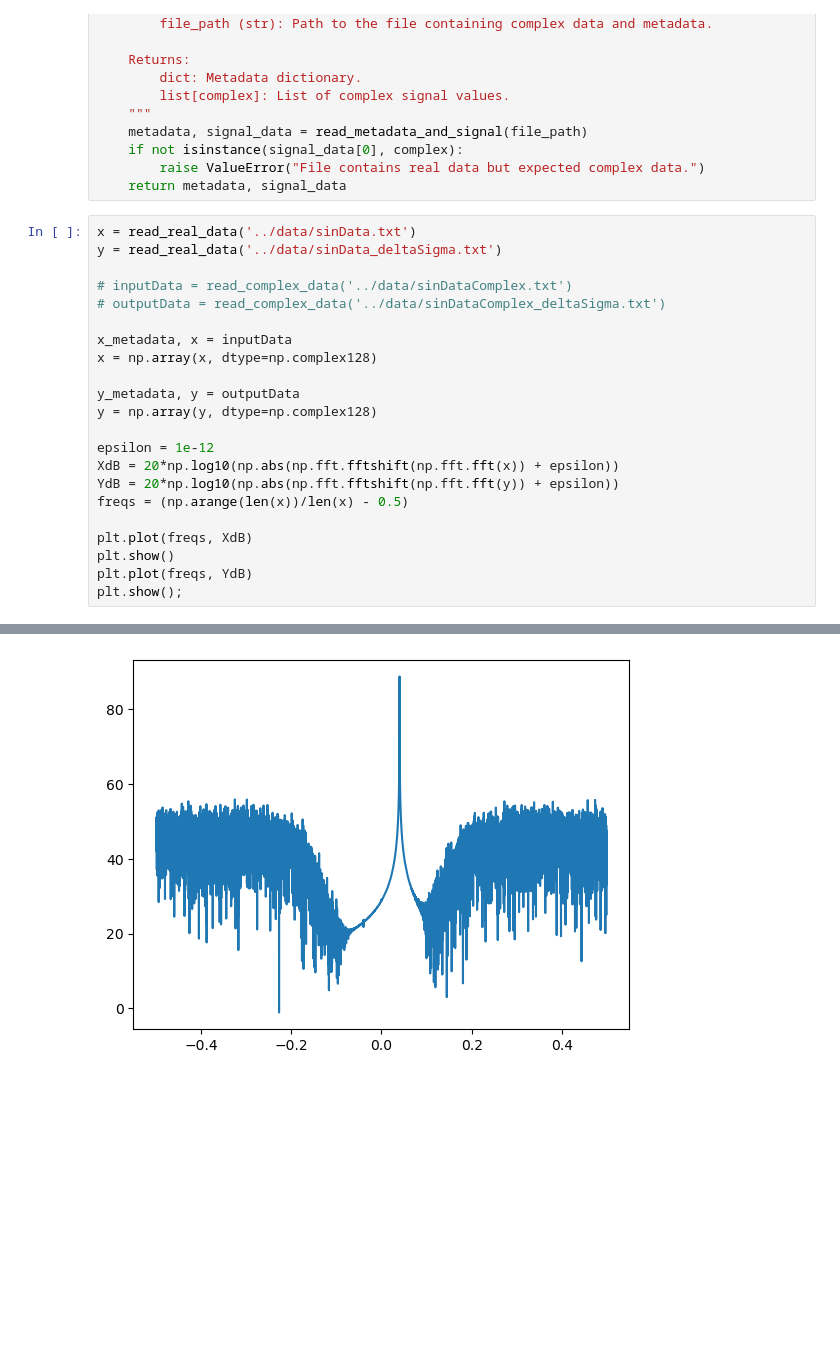
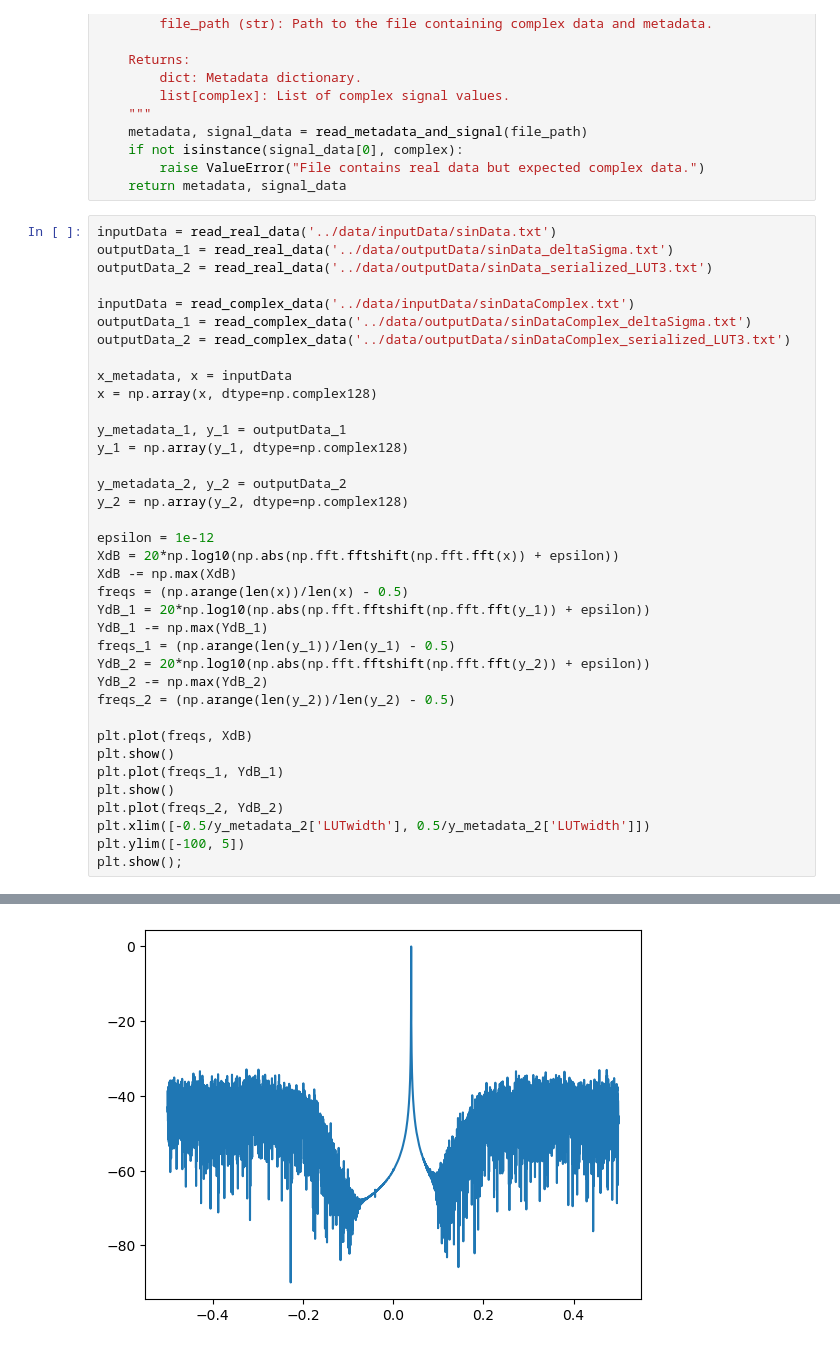
Before and after one commit to urosminoski/All-Digital-RF-Transmitter-in-FPGA-master-, a Jupyter notebook: sim/v1.5/python/Untitled.ipynb, the cells around one changed output, grey strips where cells are left out. Cells and saved outputs as stored; diff of their text form; blank space fills up the shorter version.

```diff
--- a/sim/v1.5/python/Untitled.ipynb
+++ b/sim/v1.5/python/Untitled.ipynb
@@ -871,25 +871,40 @@ def read_complex_data(file_path):
         raise ValueError("File contains real data but expected complex data.")
     return metadata, signal_data
 # %%
-x = read_real_data('../data/sinData.txt')
-y = read_real_data('../data/sinData_deltaSigma.txt')
+inputData = read_real_data('../data/inputData/sinData.txt')
+outputData_1 = read_real_data('../data/outputData/sinData_deltaSigma.txt')
+outputData_2 = read_real_data('../data/outputData/sinData_serialized_LUT3.txt')
 
-# inputData = read_complex_data('../data/sinDataComplex.txt')
-# outputData = read_complex_data('../data/sinDataComplex_deltaSigma.txt')
+inputData = read_complex_data('../data/inputData/sinDataComplex.txt')
+outputData_1 = read_complex_data('../data/outputData/sinDataComplex_deltaSigma.txt')
+outputData_2 = read_complex_data('../data/outputData/sinDataComplex_serialized_LUT3.txt')
 
 x_metadata, x = inputData
 x = np.array(x, dtype=np.complex128)
 
-y_metadata, y = outputData
-y = np.array(y, dtype=np.complex128)
+y_metadata_1, y_1 = outputData_1
+y_1 = np.array(y_1, dtype=np.complex128)
+
+y_metadata_2, y_2 = outputData_2
+y_2 = np.array(y_2, dtype=np.complex128)
 
 epsilon = 1e-12
 XdB = 20*np.log10(np.abs(np.fft.fftshift(np.fft.fft(x)) + epsilon))
-YdB = 20*np.log10(np.abs(np.fft.fftshift(np.fft.fft(y)) + epsilon))
+XdB -= np.max(XdB)
 freqs = (np.arange(len(x))/len(x) - 0.5)
+YdB_1 = 20*np.log10(np.abs(np.fft.fftshift(np.fft.fft(y_1)) + epsilon))
+YdB_1 -= np.max(YdB_1)
+freqs_1 = (np.arange(len(y_1))/len(y_1) - 0.5)
+YdB_2 = 20*np.log10(np.abs(np.fft.fftshift(np.fft.fft(y_2)) + epsilon))
+YdB_2 -= np.max(YdB_2)
+freqs_2 = (np.arange(len(y_2))/len(y_2) - 0.5)
 
 plt.plot(freqs, XdB)
 plt.show()
-plt.plot(freqs, YdB)
+plt.plot(freqs_1, YdB_1)
+plt.show()
+plt.plot(freqs_2, YdB_2)
+plt.xlim([-0.5/y_metadata_2['LUTwidth'], 0.5/y_metadata_2['LUTwidth']])
+plt.ylim([-100, 5])
 plt.show();
 # %% [output]
@@ -897 +912 @@ plt.show();
-[figure, old version]
+[figure, new version]
```
Also changed, not shown: parts of 3 cells of this notebook, 30 other files.
